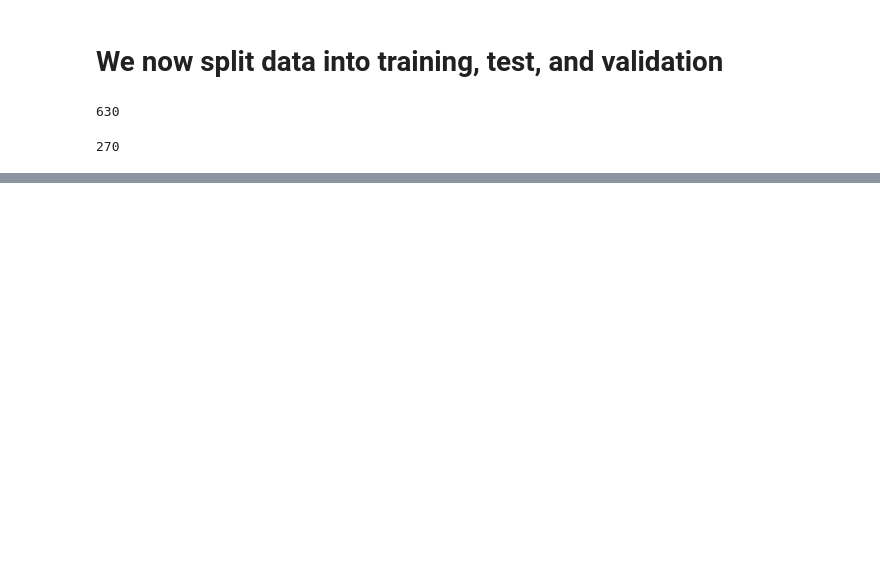
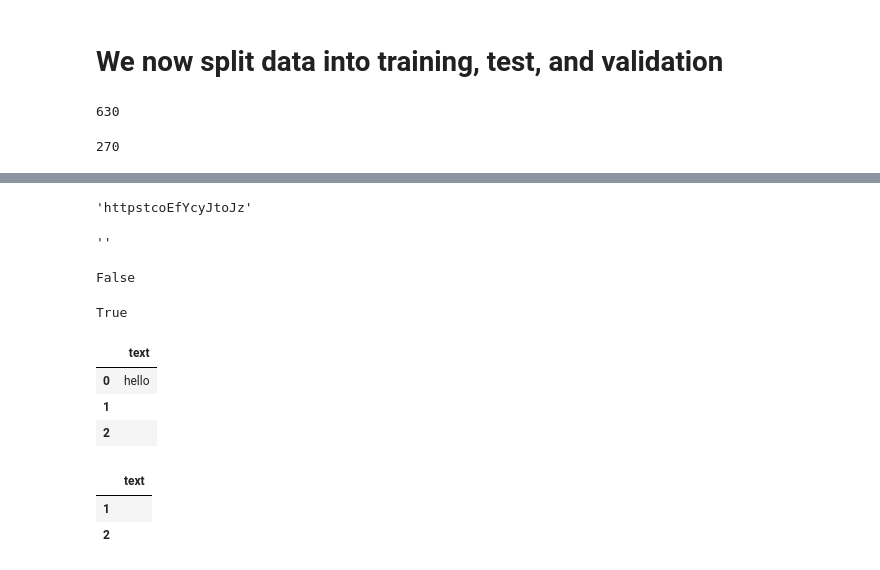
Before and after one commit to joshuacalloway/dsc540groupproject, a Jupyter notebook: DSC540_FinalProject_JoshuaCalloway.ipynb, the cells around one changed output, grey strips where cells are left out. Drawn from its saved outputs; the diff is of its cells as text; code cells hidden in the pictures; blank space fills up the shorter version.

```diff
--- a/DSC540_FinalProject_JoshuaCalloway.ipynb
+++ b/DSC540_FinalProject_JoshuaCalloway.ipynb
@@ -208,0 +330,29 @@ weighted avg       0.64      0.61      0.61       100
+# %%
+X_test[357]
+# %% [output]
+'httpstcoEfYcyJtoJz'
+# %%
+mystr = ''
+mystr
+# %% [output]
+''
+# %%
+X_test[357] == mystr
+# %% [output]
+False
+# %%
+not ''
+# %% [output]
+True
+# %%
+import pandas as pd
+
+d = {'text': ['hello', '', ' ']}
+df = pd.DataFrame(data=d)
+# %%
+df
+# %% [output]
+|  | text |
+| 0 | hello |
+| 1 |  |
+| 2 |  |
@@ -208,0 +361,6 @@ weighted avg       0.64      0.61      0.61       100
+# %%
+blank
+# %% [output]
+|  | text |
+| 1 |  |
+| 2 |  |
```
Also changed, not shown: parts of 32 cells of this notebook.
